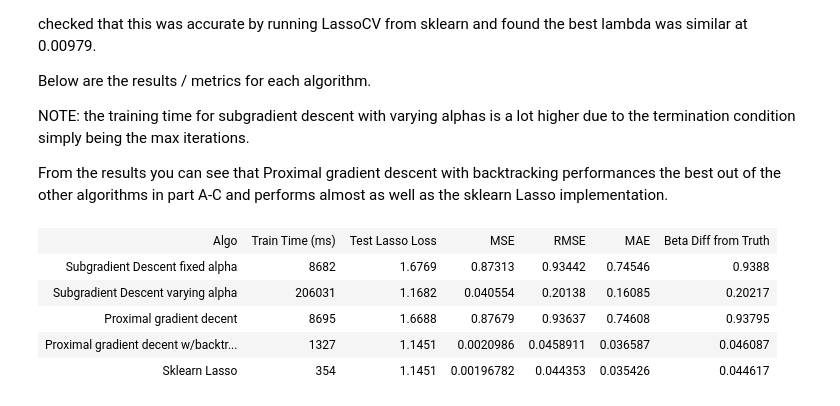
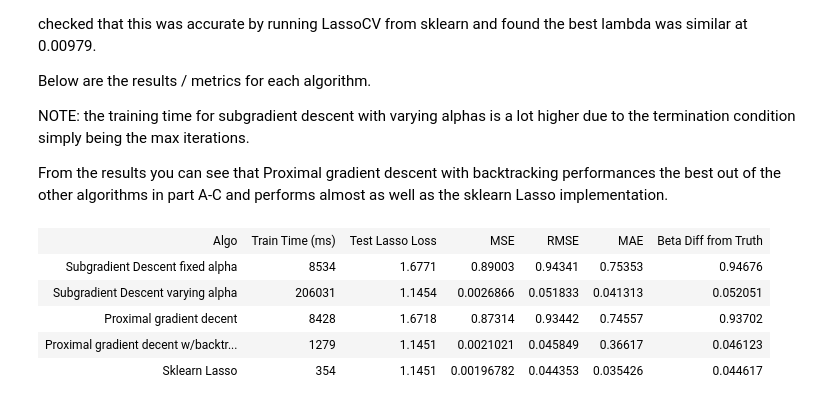
Before and after one commit to FarzanMemarian/Lasso, a Jupyter notebook: HW2 Q3.ipynb, the cells around one changed output. Saved outputs shown, nothing was run; the diff lists cells and outputs as text; code cells hidden in the pictures.

```diff
--- a/HW2 Q3.ipynb
+++ b/HW2 Q3.ipynb
@@ -553,19 +587,19 @@ From the results you can see that Proximal gradient descent with backtracking pe
 # %%
 from IPython.display import HTML, display
 import tabulate
 table = [
     ["Algo","Train Time (ms)", "Test Lasso Loss", "MSE", "RMSE", "MAE", "Beta Diff from Truth"],
-    ["Subgradient Descent fixed alpha", 8682, 1.6769, 0.87313, 0.93442, 0.74546, 0.9388],
-    ["Subgradient Descent varying alpha", 206031, 1.1682, 0.040554, 0.20138, 0.16085, 0.20217],
-    ["Proximal gradient decent", 8695, 1.6688, 0.87679, 0.93637, 0.74608, 0.93795],
-    ["Proximal gradient decent w/backtracking", 1327, 1.1451, 0.0020986, 0.0458911, 0.036587, 0.046087],
+    ["Subgradient Descent fixed alpha", 8534, 1.6771, 0.89003, 0.94341, 0.75353, 0.94676],
+    ["Subgradient Descent varying alpha", 206031, 1.1454, 0.0026866, 0.051833, 0.041313, 0.052051],
+    ["Proximal gradient decent", 8428, 1.6718, 0.87314, 0.93442, 0.74557, 0.93702],
+    ["Proximal gradient decent w/backtracking", 1279, 1.1451, 0.0021021, 0.045849, 0.36617, 0.046123],
     ["Sklearn Lasso", 354, 1.1451, 0.00196782, 0.044353, 0.035426, 0.044617]
 ]
 display(HTML(tabulate.tabulate(table, tablefmt='html')))
 # %% [output]
 | Algo | Train Time (ms) | Test Lasso Loss | MSE | RMSE | MAE | Beta Diff from Truth |
-| Subgradient Descent fixed alpha | 8682 | 1.6769 | 0.87313 | 0.93442 | 0.74546 | 0.9388 |
-| Subgradient Descent varying alpha | 206031 | 1.1682 | 0.040554 | 0.20138 | 0.16085 | 0.20217 |
-| Proximal gradient decent | 8695 | 1.6688 | 0.87679 | 0.93637 | 0.74608 | 0.93795 |
-| Proximal gradient decent w/backtr... | 1327 | 1.1451 | 0.0020986 | 0.0458911 | 0.036587 | 0.046087 |
+| Subgradient Descent fixed alpha | 8534 | 1.6771 | 0.89003 | 0.94341 | 0.75353 | 0.94676 |
+| Subgradient Descent varying alpha | 206031 | 1.1454 | 0.0026866 | 0.051833 | 0.041313 | 0.052051 |
+| Proximal gradient decent | 8428 | 1.6718 | 0.87314 | 0.93442 | 0.74557 | 0.93702 |
+| Proximal gradient decent w/backtr... | 1279 | 1.1451 | 0.0021021 | 0.045849 | 0.36617 | 0.046123 |
 | Sklearn Lasso | 354 | 1.1451 | 0.00196782 | 0.044353 | 0.035426 | 0.044617 |
```
Also changed, not shown: parts of 6 cells of this notebook.
